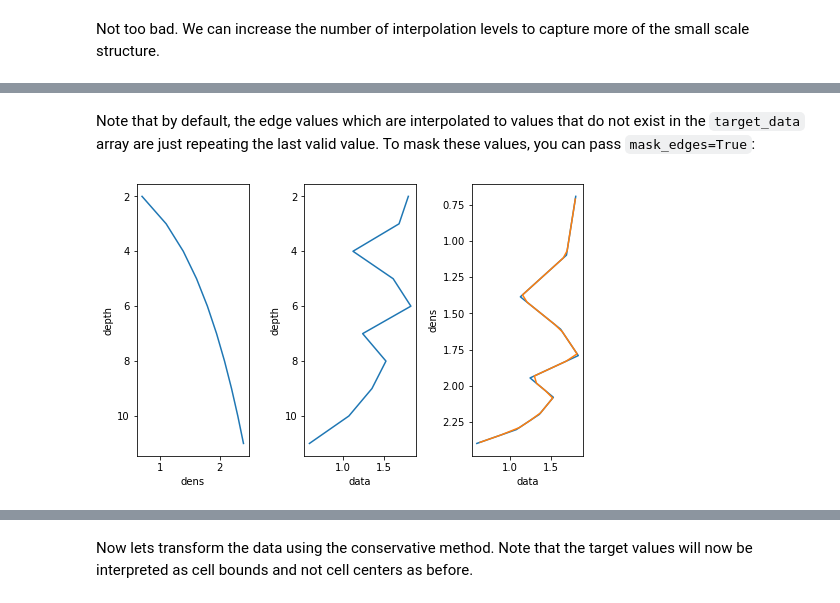
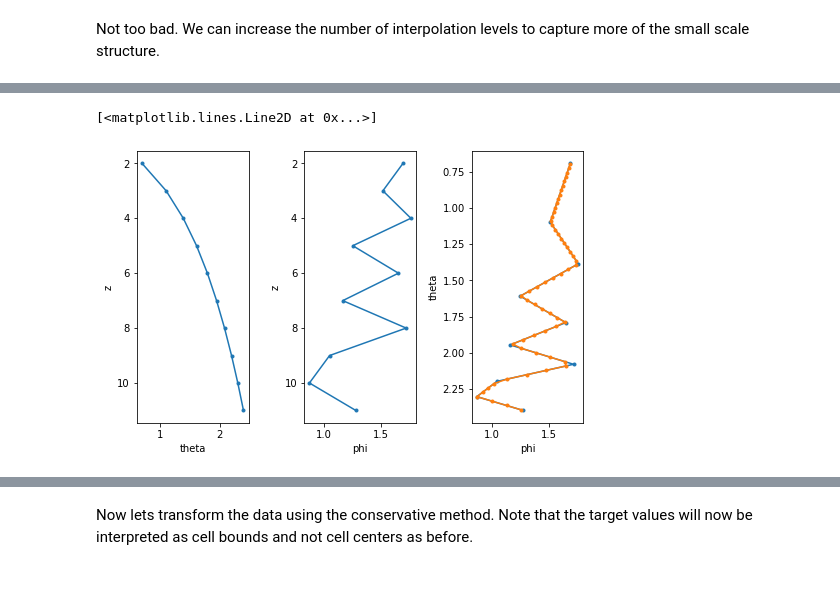
Before and after one commit to xgcm/xgcm, a Jupyter notebook: doc/transform.ipynb, the cells around one changed output, grey strips where cells are left out. Cells and saved outputs as stored; diff of their text form; code cells hidden in the pictures.

```diff
--- a/doc/transform.ipynb
+++ b/doc/transform.ipynb
@@ -103,23 +89,8 @@ fig.subplots_adjust(wspace=0.5)
-# %% [markdown]
-Note that by default, the edge values which are interpolated to values that do not exist in the `target_data` array are just repeating the last valid value. To mask these values, you can pass `mask_edges=True`:
-# %%
-# define the target values in density
-target_values = np.linspace(0,3, 60)
-
-# and transform
-transformed = grid.transform(ds.data, 'Z', target_values, target_data=ds.dens, mask_edges=True)
-
-# Plot the data in depth and density
-fig, (ax1, ax2, ax3) = plt.subplots(ncols=3, figsize=[8,5])
-ds.dens.plot(ax=ax1, y='depth', yincrease=False)
-ds.data.plot(ax=ax2, y='depth', yincrease=False)
-ax3.plot(ds.data, ds.dens, )
-transformed.plot(ax=ax3, y='dens',yincrease=False)
-ax3.set_ylabel('dens')
-ax3.set_xlabel('data')
-ax3.yaxis.set_inverted(True)
-
-
-fig.subplots_adjust(wspace=0.5)
-# %% [output]
-[figure, removed]
+# %%
+target_theta = np.linspace(0,3, 100)
+phi_transformed = grid.transform(ds.phi, 'Z', target_theta, target_data=ds.theta)
+ax = plot_profile()
+phi_transformed.plot(ax=ax, y='theta', marker='.')
+# %% [output]
+[<matplotlib.lines.Line2D at 0x...>]
+[figure, added]
```
Also changed, not shown: parts of 58 cells of this notebook, 1 other file.
